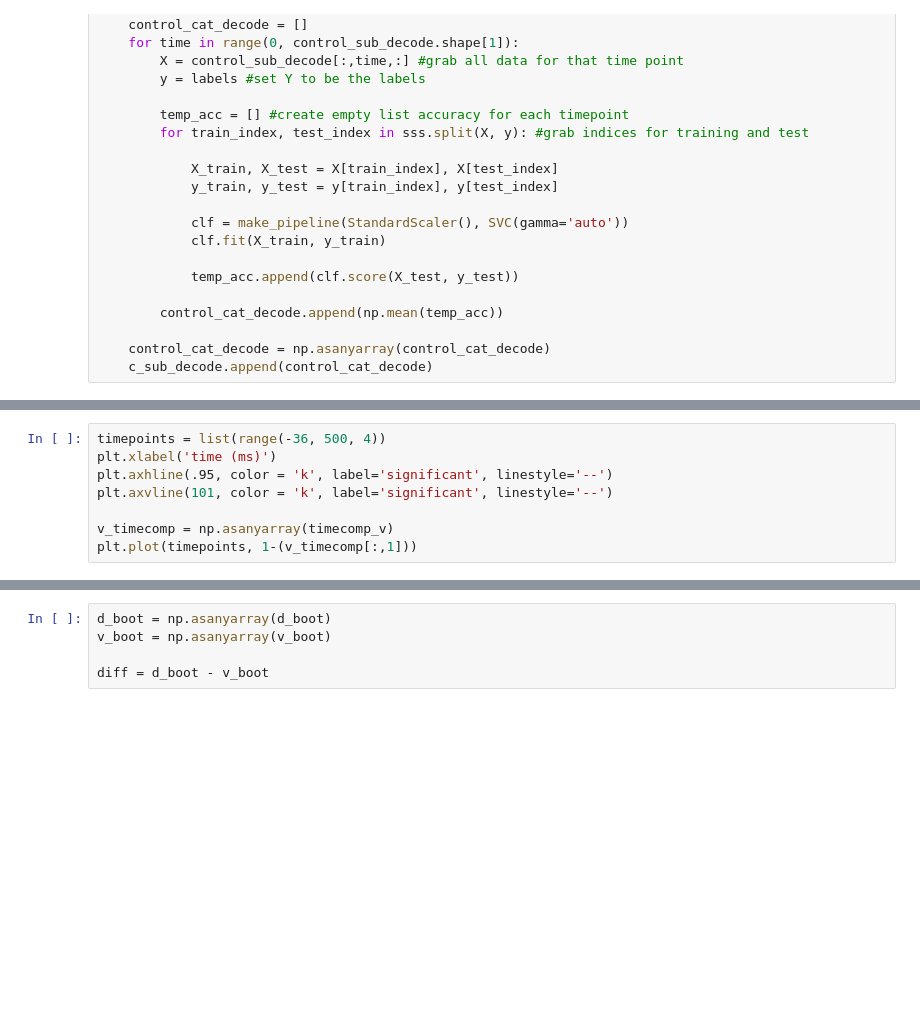
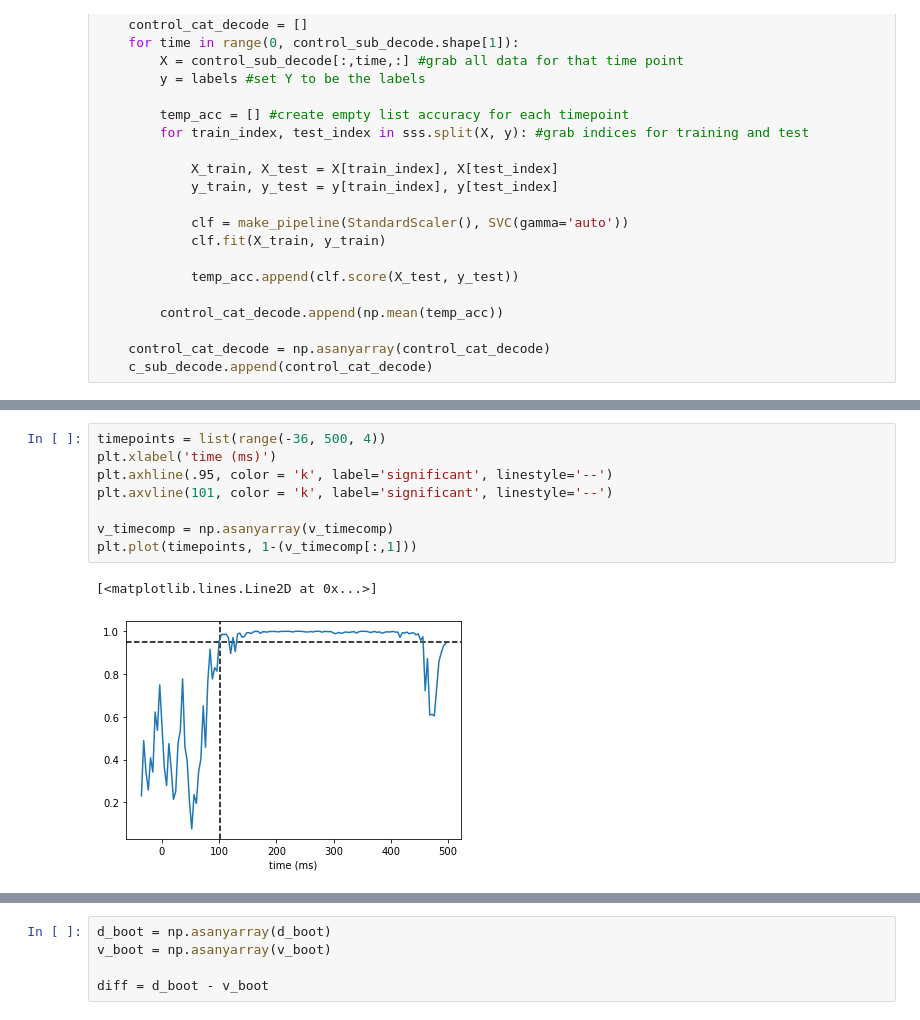
Before and after one commit to vayzenb/pepdoc, a Jupyter notebook: analysis/pepdoc_ana.ipynb, the cells around one changed output, grey strips where cells are left out. Saved outputs shown, nothing was run; the diff lists cells and outputs as text; blank space fills up the shorter version.

```diff
--- a/analysis/pepdoc_ana.ipynb
+++ b/analysis/pepdoc_ana.ipynb
@@ -235,11 +250,14 @@ plt.plot(timepoints, 1-(d_timecomp[:,1]))
 # %%
 timepoints = list(range(-36, 500, 4))
 plt.xlabel('time (ms)')
 plt.axhline(.95, color = 'k', label='significant', linestyle='--')
 plt.axvline(101, color = 'k', label='significant', linestyle='--')
 
-v_timecomp = np.asanyarray(timecomp_v)
+v_timecomp = np.asanyarray(v_timecomp)
 plt.plot(timepoints, 1-(v_timecomp[:,1]))
+# %% [output]
+[<matplotlib.lines.Line2D at 0x...>]
+[figure, added]
 # %%
 timepoints = list(range(-36, 500, 4))
 plt.xlabel('time (ms)')
```
Also changed, not shown: parts of 22 cells of this notebook.
